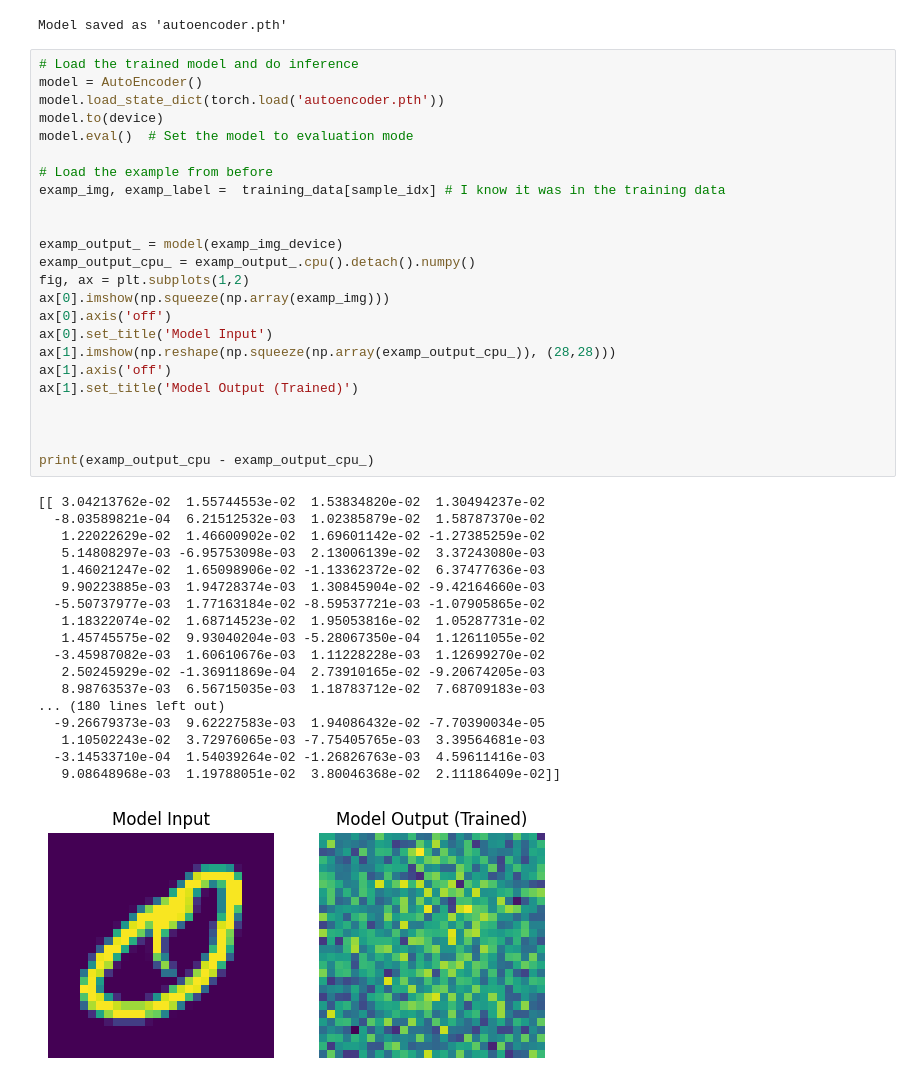
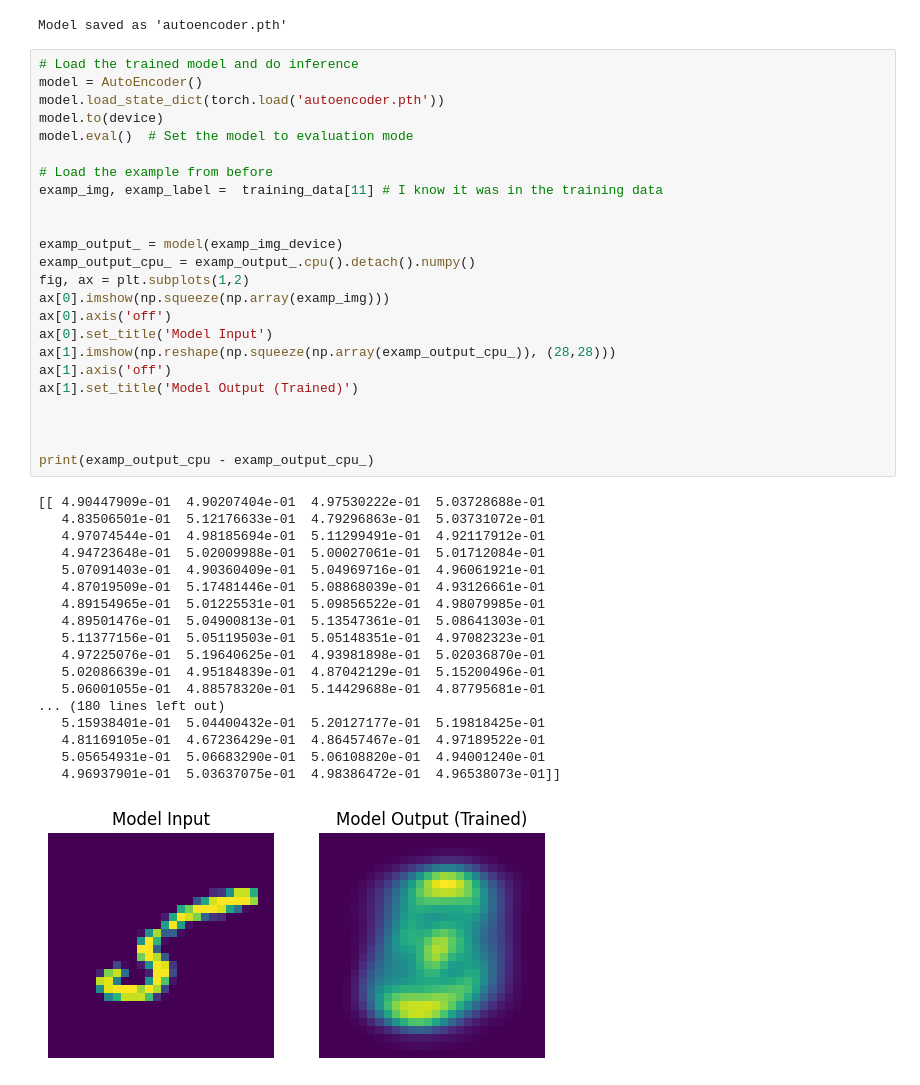
Before and after one commit to yung-p/Understanding_VAEs, a Jupyter notebook: Autoencoder_notebook.ipynb, the cells around one changed output. Cells and saved outputs as stored; diff of their text form.

```diff
--- a/Autoencoder_notebook.ipynb
+++ b/Autoencoder_notebook.ipynb
@@ -258,43 +258,43 @@ Model saved as 'autoencoder.pth'
 # %%
 # Load the trained model and do inference
 model = AutoEncoder()
 model.load_state_dict(torch.load('autoencoder.pth'))
 model.to(device)
 model.eval()  # Set the model to evaluation mode
 
 # Load the example from before
-examp_img, examp_label =  training_data[sample_idx] # I know it was in the training data
+examp_img, examp_label =  training_data[11] # I know it was in the training data
 
 
 examp_output_ = model(examp_img_device)
 examp_output_cpu_ = examp_output_.cpu().detach().numpy()
 fig, ax = plt.subplots(1,2)
 ax[0].imshow(np.squeeze(np.array(examp_img)))
 ax[0].axis('off')
 ax[0].set_title('Model Input')
 ax[1].imshow(np.reshape(np.squeeze(np.array(examp_output_cpu_)), (28,28)))
 ax[1].axis('off')
 ax[1].set_title('Model Output (Trained)')
 
 
 
 print(examp_output_cpu - examp_output_cpu_)
 # %% [output]
-[[ 3.04213762e-02  1.55744553e-02  1.53834820e-02  1.30494237e-02
-  -8.03589821e-04  6.21512532e-03  1.02385879e-02  1.58787370e-02
-   1.22022629e-02  1.46600902e-02  1.69601142e-02 -1.27385259e-02
-   5.14808297e-03 -6.95753098e-03  2.13006139e-02  3.37243080e-03
-   1.46021247e-02  1.65098906e-02 -1.13362372e-02  6.37477636e-03
-   9.90223885e-03  1.94728374e-03  1.30845904e-02 -9.42164660e-03
-  -5.50737977e-03  1.77163184e-02 -8.59537721e-03 -1.07905865e-02
-   1.18322074e-02  1.68714523e-02  1.95053816e-02  1.05287731e-02
-   1.45745575e-02  9.93040204e-03 -5.28067350e-04  1.12611055e-02
-  -3.45987082e-03  1.60610676e-03  1.11228228e-03  1.12699270e-02
-   2.50245929e-02 -1.36911869e-04  2.73910165e-02 -9.20674205e-03
-   8.98763537e-03  6.56715035e-03  1.18783712e-02  7.68709183e-03
+[[ 4.90447909e-01  4.90207404e-01  4.97530222e-01  5.03728688e-01
+   4.83506501e-01  5.12176633e-01  4.79296863e-01  5.03731072e-01
+   4.97074544e-01  4.98185694e-01  5.11299491e-01  4.92117912e-01
+   4.94723648e-01  5.02009988e-01  5.00027061e-01  5.01712084e-01
+   5.07091403e-01  4.90360409e-01  5.04969716e-01  4.96061921e-01
+   4.87019509e-01  5.17481446e-01  5.08868039e-01  4.93126661e-01
+   4.89154965e-01  5.01225531e-01  5.09856522e-01  4.98079985e-01
+   4.89501476e-01  5.04900813e-01  5.13547361e-01  5.08641303e-01
+   5.11377156e-01  5.05119503e-01  5.05148351e-01  4.97082323e-01
+   4.97225076e-01  5.19640625e-01  4.93981898e-01  5.02036870e-01
+   5.02086639e-01  4.95184839e-01  4.87042129e-01  5.15200496e-01
+   5.06001055e-01  4.88578320e-01  5.14429688e-01  4.87795681e-01
 ... (180 lines left out)
-  -9.26679373e-03  9.62227583e-03  1.94086432e-02 -7.70390034e-05
-   1.10502243e-02  3.72976065e-03 -7.75405765e-03  3.39564681e-03
-  -3.14533710e-04  1.54039264e-02 -1.26826763e-03  4.59611416e-03
-   9.08648968e-03  1.19788051e-02  3.80046368e-02  2.11186409e-02]]
+   5.15938401e-01  5.04400432e-01  5.20127177e-01  5.19818425e-01
+   4.81169105e-01  4.67236429e-01  4.86457467e-01  4.97189522e-01
+   5.05654931e-01  5.06683290e-01  5.06108820e-01  4.94001240e-01
+   4.96937901e-01  5.03637075e-01  4.98386472e-01  4.96538073e-01]]
-[figure, old version]
+[figure, new version]
```
Also changed, not shown: parts of 1 cell of this notebook, 1 other file.
